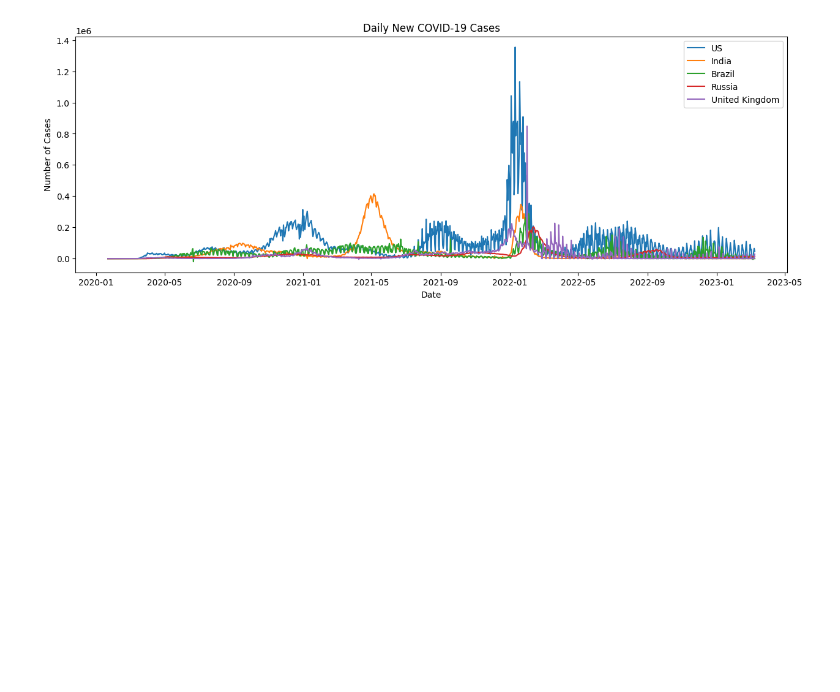
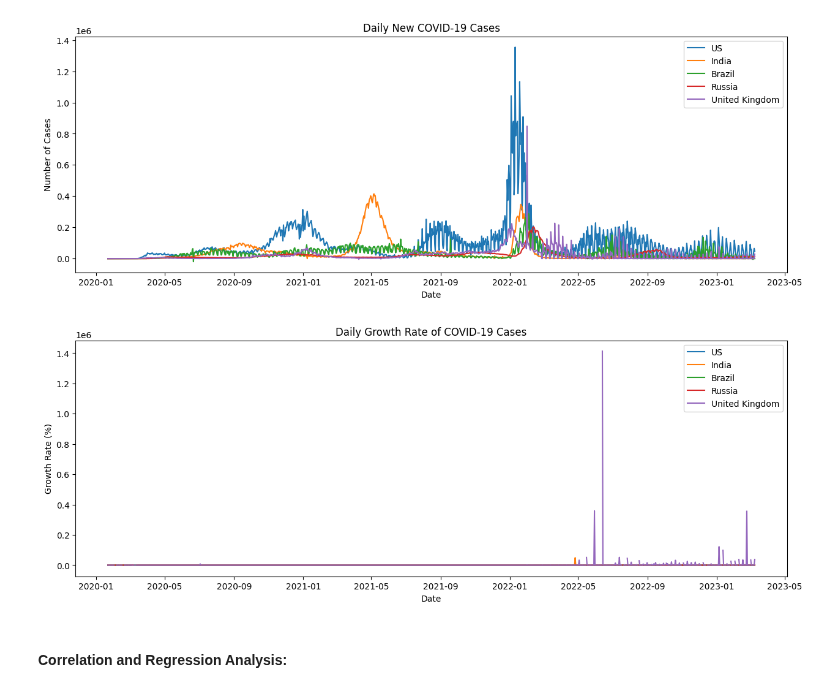
Before and after one commit to Akshay-Paunikar/Statistics_for_Data_Science, a Jupyter notebook: Data_Analysis/Covid_19/Covid_19_Data_Analysis.ipynb, the cells around one changed output. Cells and saved outputs as stored; diff of their text form; code cells hidden in the pictures; blank space fills up the shorter version.

```diff
--- a/Data_Analysis/Covid_19/Covid_19_Data_Analysis.ipynb
+++ b/Data_Analysis/Covid_19/Covid_19_Data_Analysis.ipynb
@@ -192,3 +194,18 @@ plt.legend()
 plt.show()
 # %% [output]
 [figure]
+# %%
+# Plot daily growth rate for a few countries
+plt.figure(figsize=(15, 5))
+for country in countries:
+    plt.plot(growth_rate.index, growth_rate[country], label=country)
+
+plt.title('Daily Growth Rate of COVID-19 Cases')
+plt.xlabel('Date')
+plt.ylabel('Growth Rate (%)')
+plt.legend()
+plt.show()
+# %% [output]
+[figure, added]
+# %% [markdown]
+<h4>Correlation and Regression Analysis:</h4>
```
Also changed, not shown: parts of 2 cells of this notebook.
